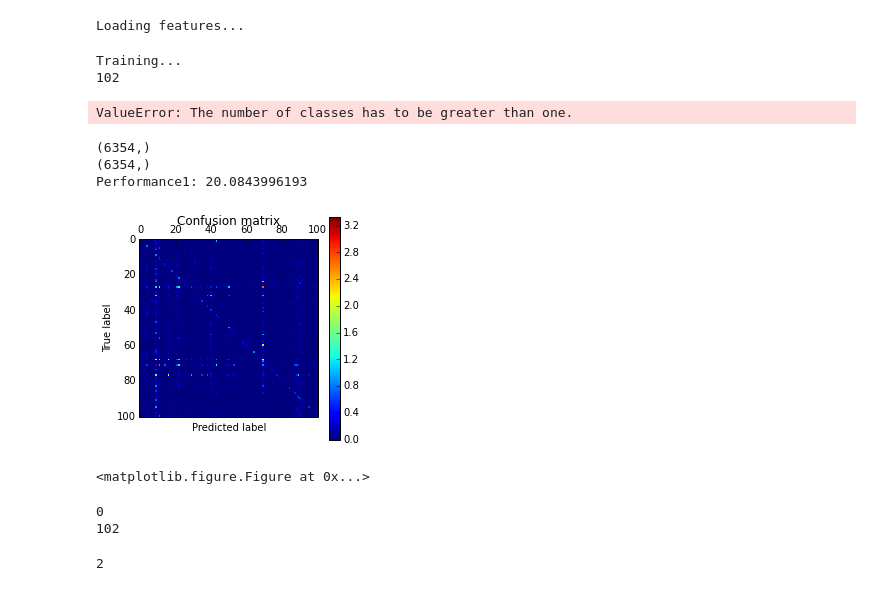
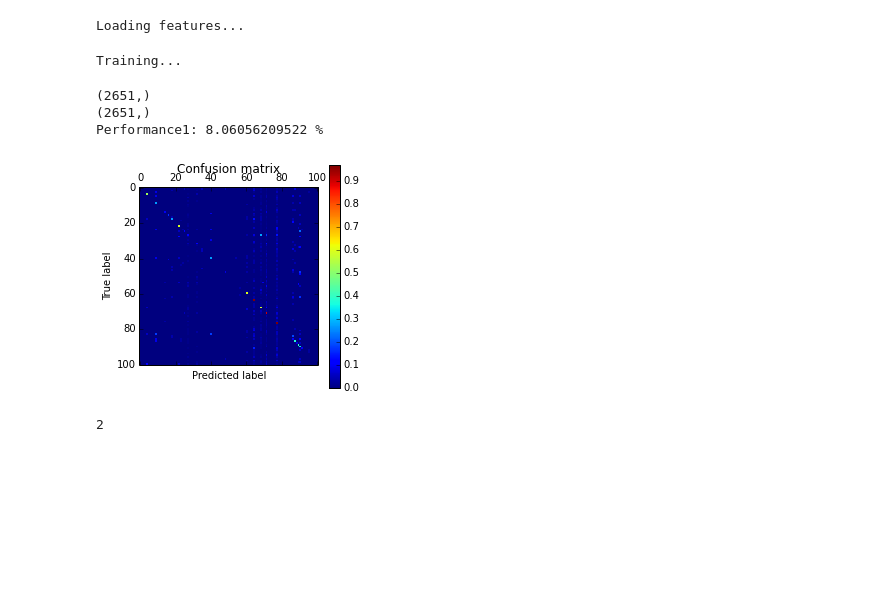
Before and after one commit to Darialfury/pdiclass, a Jupyter notebook: proyecto.ipynb, the cells around one changed output. Drawn from its saved outputs; the diff is of its cells as text; code cells hidden in the pictures; blank space fills up the shorter version.

```diff
--- a/proyecto.ipynb
+++ b/proyecto.ipynb
@@ -65,7 +65,7 @@ This section compute sift descriptor with each image of the dataset. For each im
 # Creating path for storing sift features
 scale =300
 newpath = r'./images_sift_' + str(scale) + '/'
-#scale='original'
+scale='original'
 if not os.path.exists(newpath): os.makedirs(newpath)
 # %%
 # save in a list all folders of the dataset
@@ -103,7 +103,7 @@ for folder in lstring_folders:
 # %% [markdown]
 This section compute K-means with a specified k
 # %%
-k_clusters = 300         # number of groups to cluster all sift features
+k_clusters = 200         # number of groups to cluster all sift features
 percentage_test = 0.30    # Test data fraction for the system
 flag = True
 min_samples =  32
@@ -317,7 +317,7 @@ for category in classes:
 # %% [output]
 Loading features...
 # %%
-flag_classifier = True
+flag_classifier = False
 number_limit = max(labels_train)+1
 quantity_class = []
 test_labels = []
@@ -365,37 +365,28 @@ else:
     pred_labels = OneVsRestClassifier(svm.LinearSVC()).fit(features_train, labels_train).predict(features_test)
 # %% [output]
 Training...
-102
-ValueError: The number of classes has to be greater than one.
 # %%
 labels_test = np.array(labels_test)
 print pred_labels.shape
 print labels_test.shape
 cm = confusion_matrix(labels_test, pred_labels)
 normalized_cm = cm.astype('float') / cm.sum(axis=1)
 
 print 'Performance1: ' + str(((np.sum(normalized_cm.diagonal()))*100/(number_limit-1))) + ' %'
 
 plt.matshow(normalized_cm)
 plt.title('Confusion matrix')
 plt.colorbar()
 plt.ylabel('True label')
 plt.xlabel('Predicted label')
-plt.show()
-plt.savefig('foo.png')
+#plt.show()
+save_name = os.path.join(experiment_folder, 'normalized_cm.png')
+plt.savefig(save_name)
 # %% [output]
-(6354,)
-(6354,)
-Performance1: 20.0843996193
+(2651,)
+(2651,)
+Performance1: 8.06056209522 %
-[figure, old version]
+[figure, new version]
-<matplotlib.figure.Figure at 0x...>
-# %%
-
-print len(np.where(np.array([1,2,1])==np.array([5]))[0])
-print number_limit
-# %% [output]
-0
-102
 # %%
 print np.sum(np.array([1,2,1,100,100,100])==np.array([1,100,1,2,2,2]))
 # %% [output]
```
Also changed, not shown: parts of 1 cell of this notebook, 1 other file.
